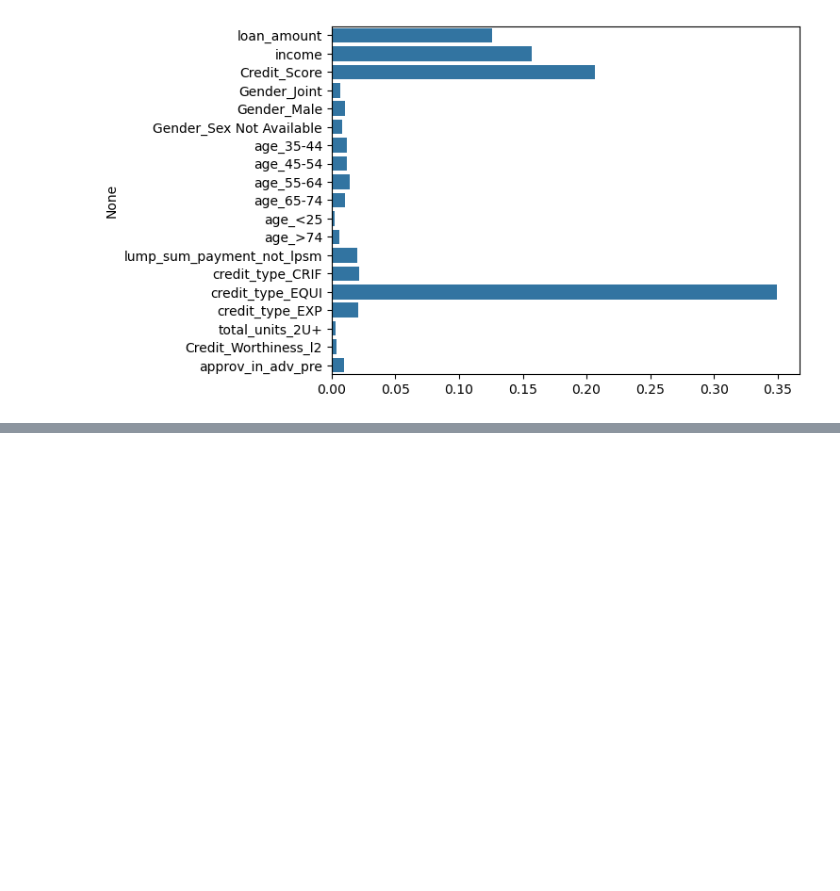
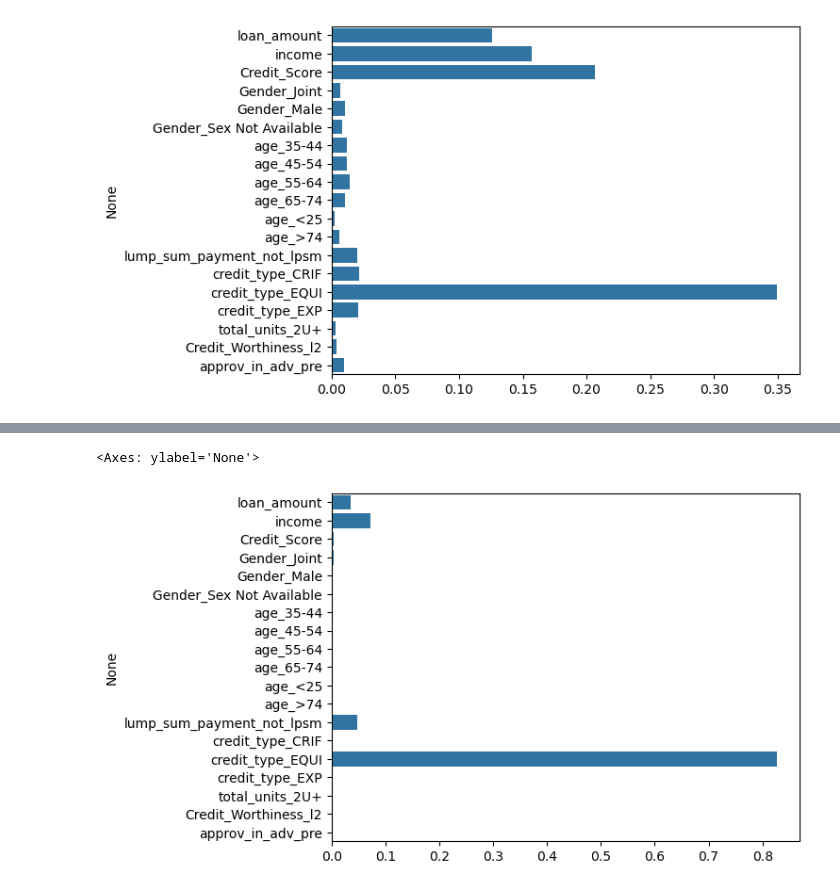
Before and after one commit to Camiloesp/PythonDataScience_SupervisedML, a Jupyter notebook: Classification_Modeling/6_DecisionTrees.ipynb, the cells around one changed output, grey strips where cells are left out. Cells and saved outputs as stored; diff of their text form; code cells hidden in the pictures; blank space fills up the shorter version.

```diff
--- a/Classification_Modeling/6_DecisionTrees.ipynb
+++ b/Classification_Modeling/6_DecisionTrees.ipynb
@@ -178,0 +219,7 @@ sns.barplot(x=dt.feature_importances_, y=X.columns)
+# %%
+import seaborn as sns
+
+sns.barplot(x=dt.feature_importances_, y=X.columns)
+# %% [output]
+<Axes: ylabel='None'>
+[figure, added]
```
Also changed, not shown: parts of 4 cells of this notebook, 1 other file.
